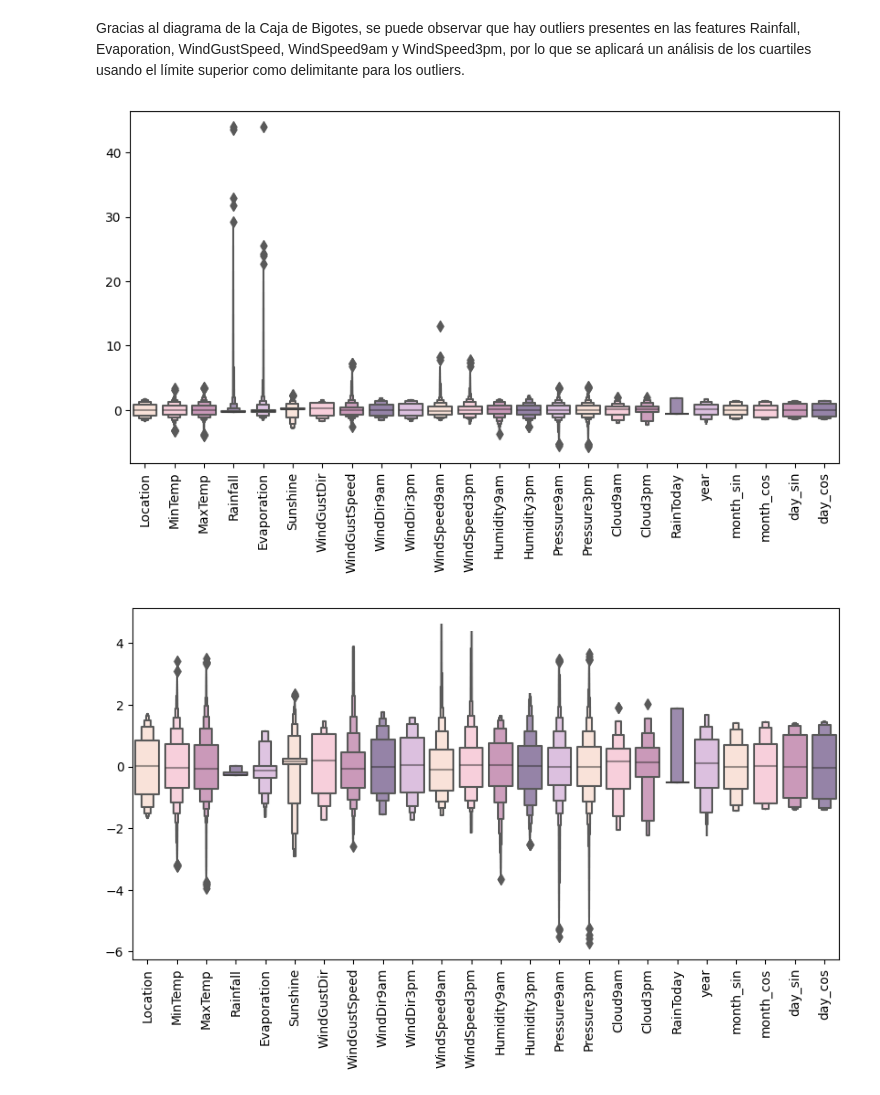
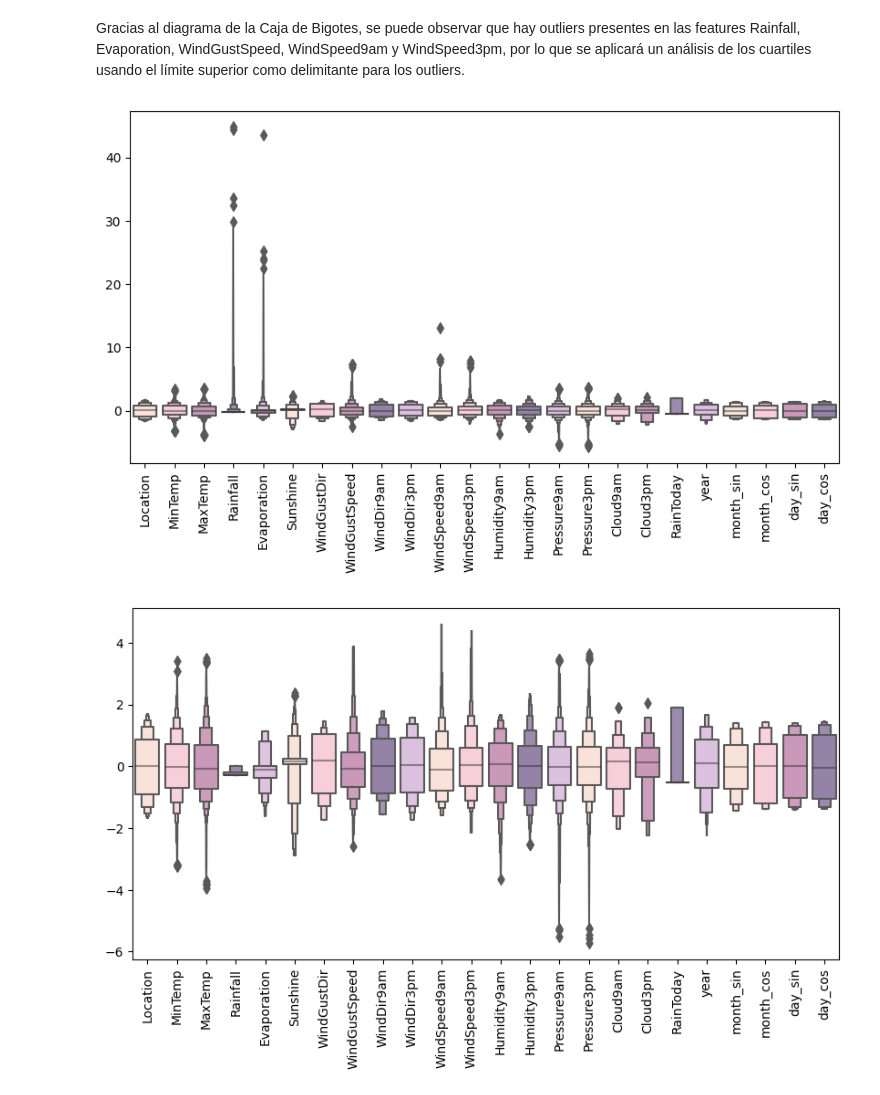
Before and after one commit to danib08/Reconocimiento-de-Patrones, a Jupyter notebook: Proyecto1.ipynb, the cells around one changed output. Drawn from its saved outputs; the diff is of its cells as text; code cells hidden in the pictures.

```diff
--- a/Proyecto1.ipynb
+++ b/Proyecto1.ipynb
@@ -327,26 +394,35 @@ label_encoder = LabelEncoder()
 
 combined_data = pd.concat([X_train, X_test], axis=0)
 combined_data[categories] = combined_data[categories].apply(lambda col: label_encoder.fit_transform(col))
+
+X_train = combined_data.iloc[:len(X_train)]
+X_test = combined_data.iloc[len(X_train):]
 # %% [markdown]
 ### Normalización
 # %%
 s_scaler = StandardScaler()
 
 col_names = list(combined_data.columns)
-combined_data = s_scaler.fit_transform(combined_data)
-combined_data = pd.DataFrame(combined_data, columns=col_names)
+
+X_train = s_scaler.fit_transform(X_train)
+X_test = s_scaler.transform(X_test)
+
+X_train = pd.DataFrame(X_train, columns=col_names)
+X_test = pd.DataFrame(X_test, columns=col_names)
 # %% [markdown]
 ### Análisis de Outliers / Caja de Bigotes
 # %% [markdown]
 Gracias al diagrama de la Caja de Bigotes, se puede observar que hay outliers presentes en las features Rainfall, Evaporation, WindGustSpeed, WindSpeed9am y WindSpeed3pm, por lo que se aplicará un análisis de los cuartiles usando el límite superior como delimitante para los outliers.
 # %%
+combined_data = pd.concat([X_train, X_test], axis=0)
+
 colors = ["#FFDFD3", "#FEC8D8", "#D291BC", "#957DAD", "#E0BBE4"]
 plt.figure(figsize=(10,5))
 sns.boxenplot(data = combined_data, palette = colors)
 plt.xticks(rotation=90)
 plt.show()
 # %% [output]
-[figure, old version]
+[figure, new version]
 # %%
 # funcion para eliminar outliers
 def remove_outliers(dataframe, column, multiplier=3):
```
Also changed, not shown: parts of 14 cells of this notebook.
